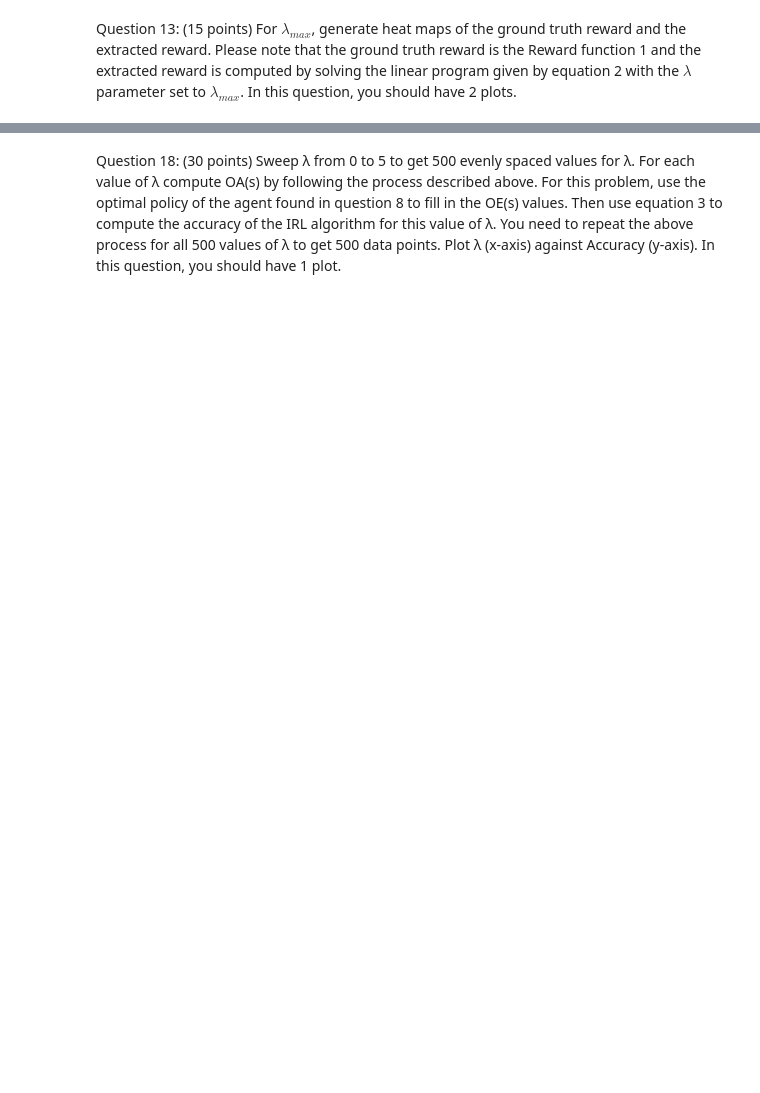
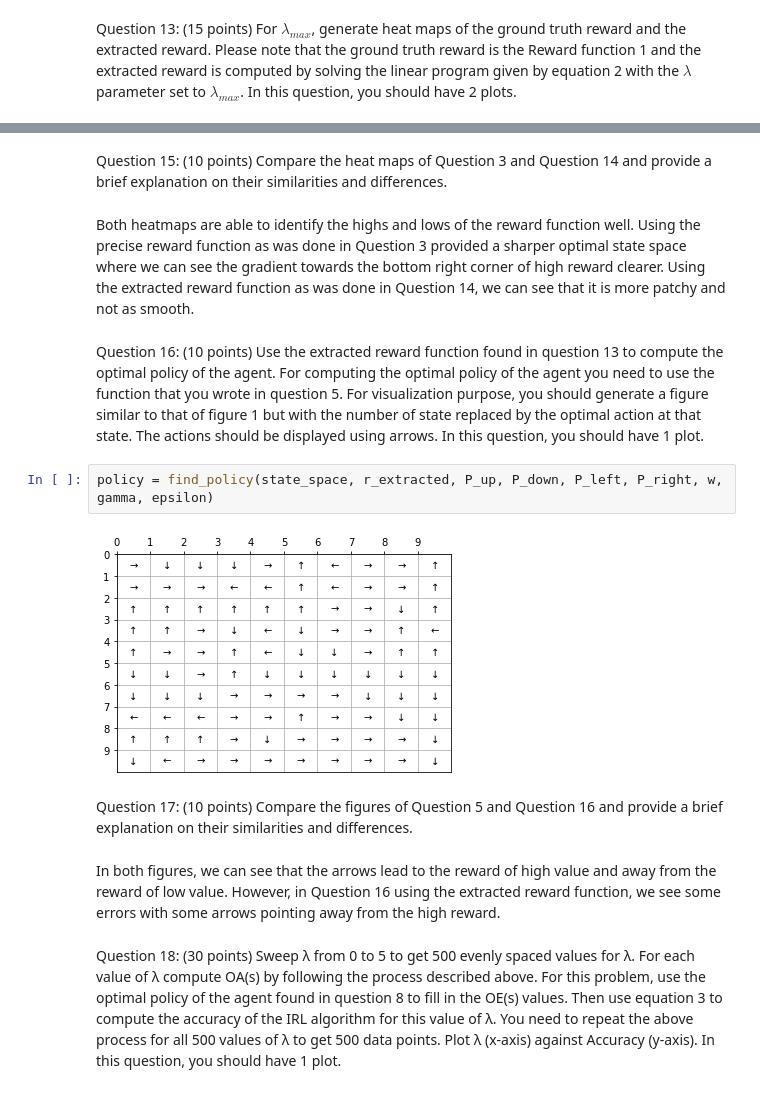
Before and after one commit to morgworth/ece232_team, a Jupyter notebook: Project 3/Project3_Swetha.ipynb, the cells around one changed output, grey strips where cells are left out. Drawn from its saved outputs; the diff is of its cells as text; blank space fills up the shorter version.

```diff
--- a/Project 3/Project3_Swetha.ipynb
+++ b/Project 3/Project3_Swetha.ipynb
@@ -555,2 +567,16 @@ plt.show()
+# %% [markdown]
+Question 15: (10 points) Compare the heat maps of Question 3 and Question 14 and provide a brief explanation on their similarities and differences.
+# %% [markdown]
+Both heatmaps are able to identify the highs and lows of the reward function well. Using the precise reward function as was done in Question 3 provided a sharper optimal state space where we can see the gradient towards the bottom right corner of high reward clearer. Using the extracted reward function as was done in Question 14, we can see that it is more patchy and not as smooth.
+# %% [markdown]
+Question 16: (10 points) Use the extracted reward function found in question 13 to compute the optimal policy of the agent. For computing the optimal policy of the agent you need to use the function that you wrote in question 5. For visualization purpose, you should generate a figure similar to that of figure 1 but with the number of state replaced by the optimal action at that state. The actions should be displayed using arrows. In this question, you should have 1 plot.
+# %%
+policy = find_policy(state_space, r_extracted, P_up, P_down, P_left, P_right, w, gamma, epsilon)
+# %% [output]
+[figure, added]
+# %% [markdown]
+Question 17: (10 points) Compare the figures of Question 5 and Question 16 and provide a brief explanation on their similarities and differences.
+# %% [markdown]
+In both figures, we can see that the arrows lead to the reward of high value and away from the reward of low value. However, in Question 16 using the extracted reward function, we see some errors with some arrows pointing away from the high reward.
 # %% [markdown]
 Question 18: (30 points) Sweep λ from 0 to 5 to get 500 evenly spaced values for λ. For each value of λ compute OA(s) by following the process described above. For this problem, use the optimal policy of the agent found in question 8 to fill in the OE(s) values. Then use equation 3 to compute the accuracy of the IRL algorithm for this value of λ. You need to repeat the above process for all 500 values of λ to get 500 data points. Plot λ (x-axis) against Accuracy (y-axis). In this question, you should have 1 plot.
```
Also changed, not shown: parts of 17 cells of this notebook.
